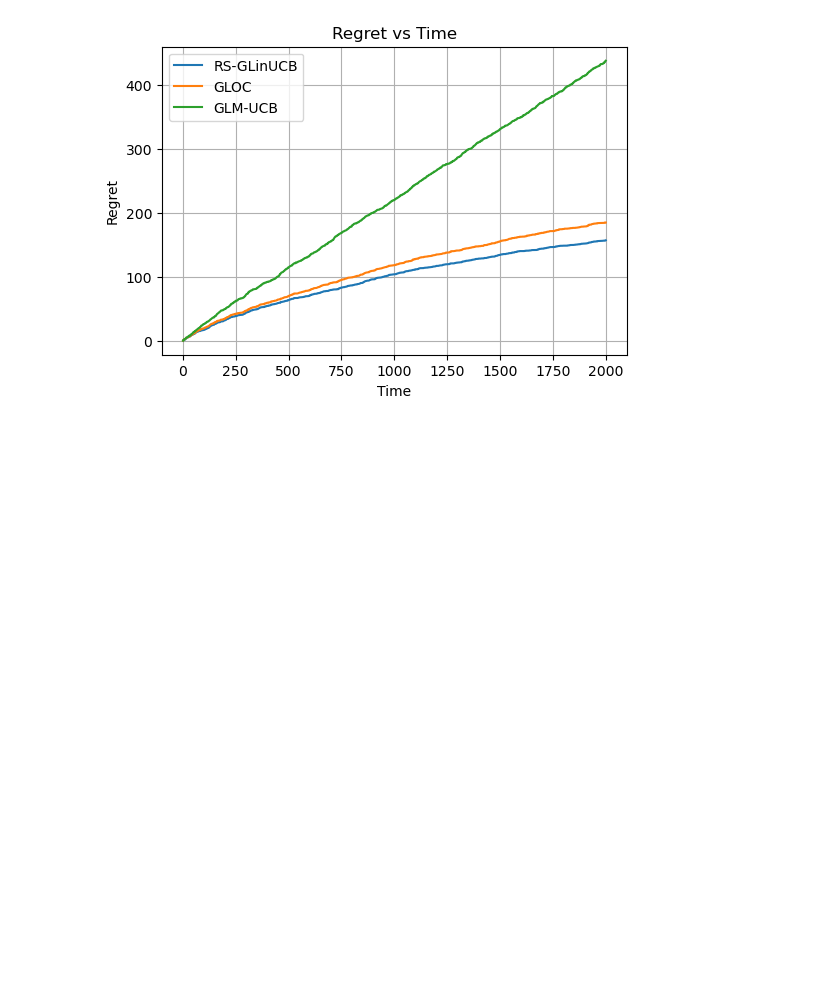
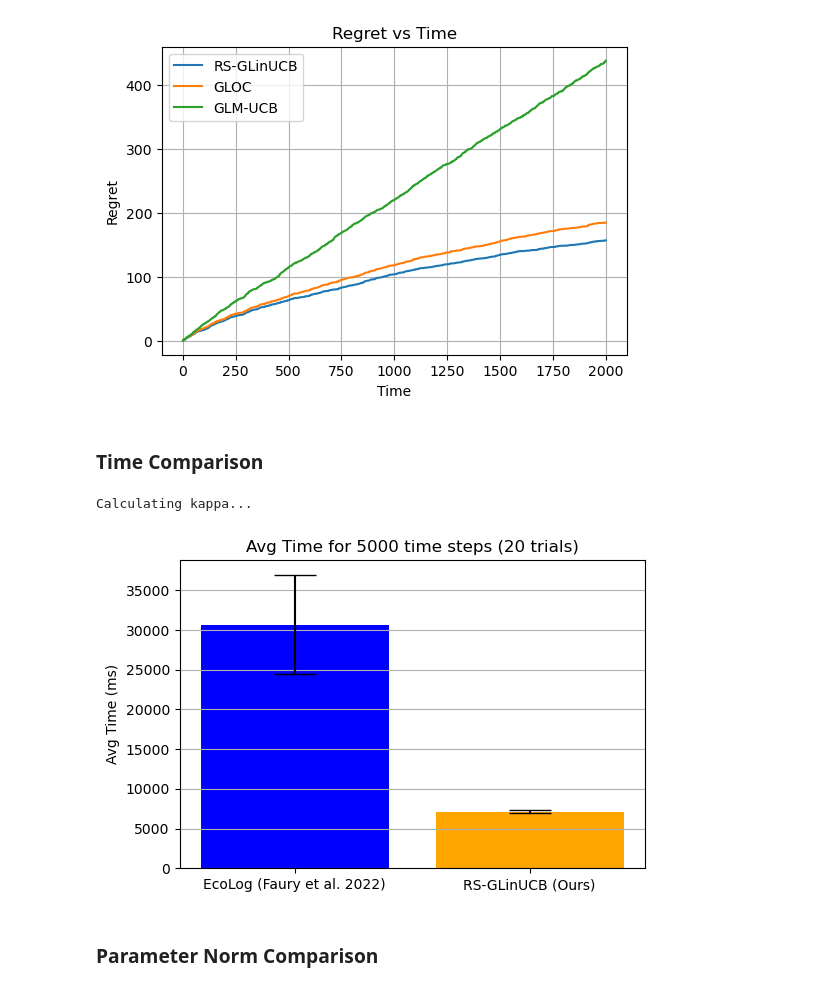
Before and after one commit to nirjhar-das/GLBandit_Limited_Adaptivity, a Jupyter notebook: simulations.ipynb, the cells around one changed output. Drawn from its saved outputs; the diff is of its cells as text; code cells hidden in the pictures; blank space fills up the shorter version.

```diff
--- a/simulations.ipynb
+++ b/simulations.ipynb
@@ -168,3 +173,5 @@ plot_regret(regret_dict, env.T)
 Simulating trial 1
 Simulating trial 2
 [figure]
+# %% [markdown]
+### Time Comparison
@@ -170,0 +208,30 @@ Simulating trial 2
+# %%
+algo_names = ['EcoLog', 'RS-GLinUCB']
+config = {}
+config['seed'] = 109832
+config['model'] = 'Logistic'
+config['theta_dim'] = 5
+config['num_arms'] = 20
+config['theta_norm'] = 5.0
+config['horizon_length'] = 5000
+
+env = GLMBandit(config=config)
+# %% [output]
+Calculating kappa...
+# %%
+num_trials = 20
+algo_dict = {}
+for k in algo_names:
+    name, avg_time, std_time = single_algo_multiple_runs(env, k, num_trials)
+    algo_dict[name] = (avg_time, std_time)
+
+_, ax = plt.subplots(1, 1, figsize=(6, 4))
+ax.bar(list(algo_dict.keys()), [algo_dict[k][0] for k in algo_dict.keys()], yerr=[algo_dict[k][1] for k in algo_dict.keys()], color = ['blue', 'orange'], ecolor='black', capsize=15)
+ax.set_ylabel('Avg Time (ms)')
+ax.grid(axis='y')
+ax.set_title(f'Avg Time for {env.T} time steps ({num_trials} trials)')
+plt.show()
+# %% [output]
+[figure, added]
+# %% [markdown]
+### Parameter Norm Comparison
```
Also changed, not shown: parts of 7 cells of this notebook, 7 other files.
